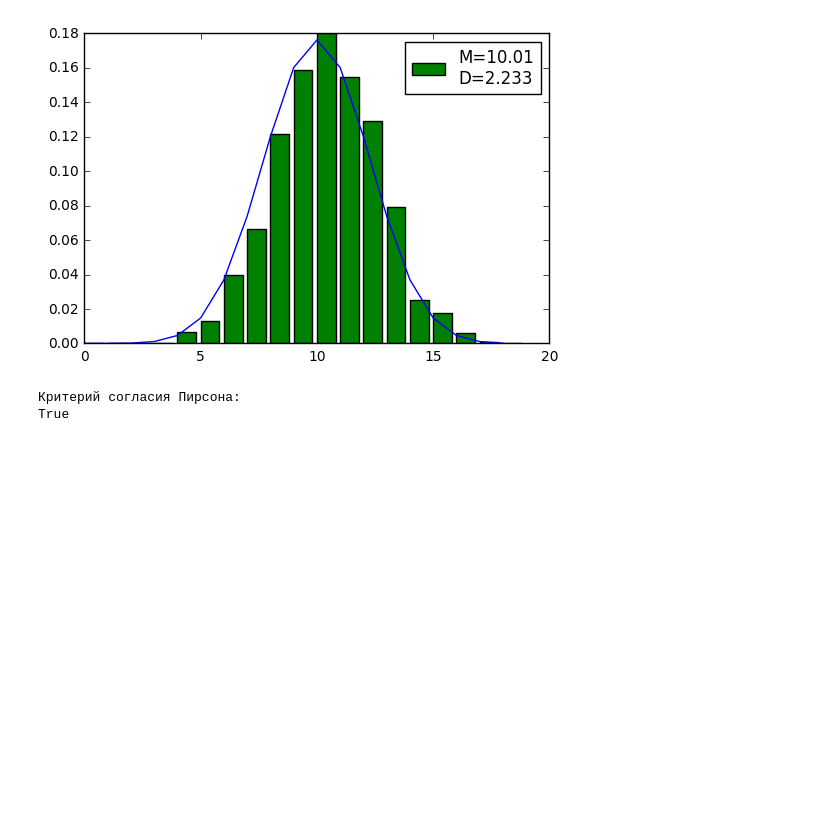
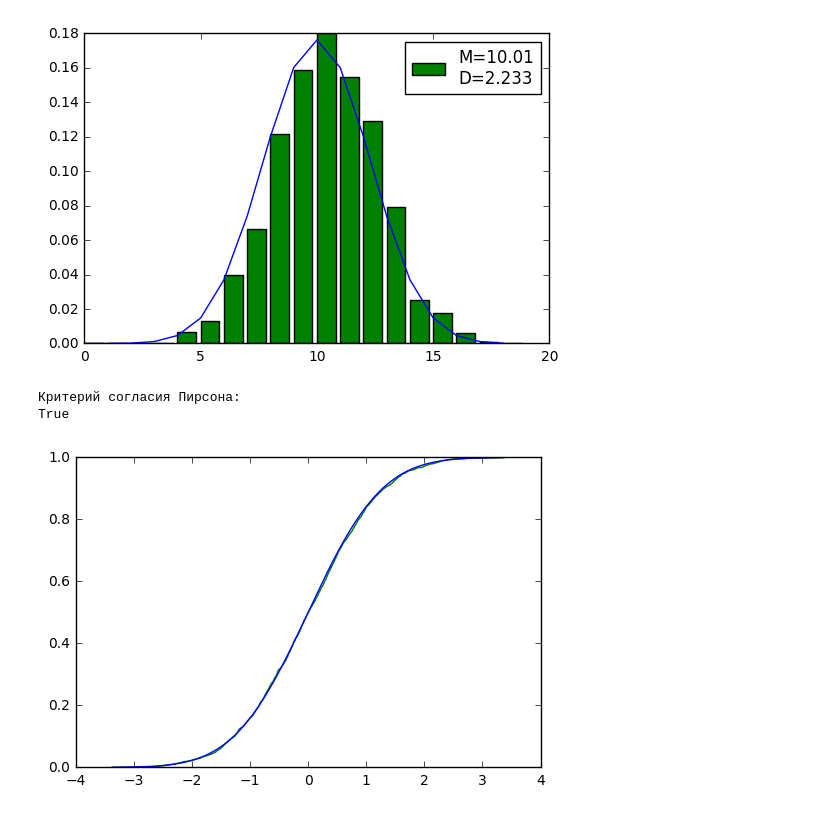
Before and after one commit to YRustt/B16-17-SSM, a Jupyter notebook: iism_lab3.ipynb, the cells around one changed output. Drawn from its saved outputs; the diff is of its cells as text; code cells hidden in the pictures; blank space fills up the shorter version.

```diff
--- a/iism_lab3.ipynb
+++ b/iism_lab3.ipynb
@@ -185,3 +185,30 @@ print(pearson_test(new_res4,
 # %% [output]
 Критерий согласия Пирсона:
 True
+# %%
+U, val1, val2 = 1, 0, 0
+
+psi = normal_psi(12)
+res = pd.Series([next(psi) for _ in range(2000)])
+# if not pearson_test(res,
+#                     [i for i in np.arange(min(res), max(res), 0.2)],
+#                     eps=0.037,
+#                     func=normal_distribution_function,
+#                     params={'M': 0, 'D': 1}):
+#     val1 += 1
+# if not pearson_test(res,
+#                     [i for i in np.arange(min(res), max(res), 0.2)],
+#                     eps=0.037,
+#                     func=exponential_distribution_function,
+#                     params={'l': 0.5}):
+#     val2 += 1
+draw_empirical_distribution_func(res,
+                                 func=normal_distribution_function,
+                                 params={'M': 0, 'D': 1},
+                                 ax=plt.gca(),
+                                 type='plot')
+# print("For normal")
+# print("Normal: ", val1 / U)
+# print("Exponential: ", val2 / U)
+# %% [output]
+[figure, added]
```
Also changed, not shown: parts of 3 cells of this notebook.
